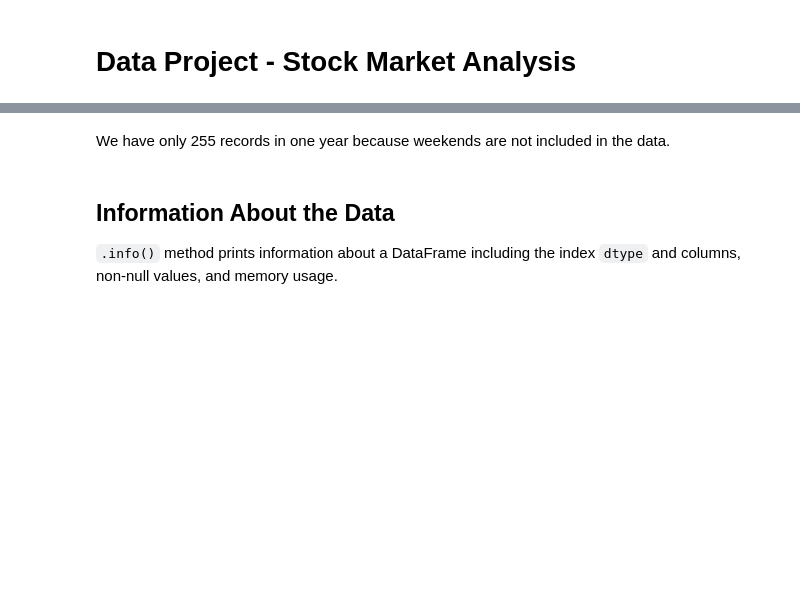
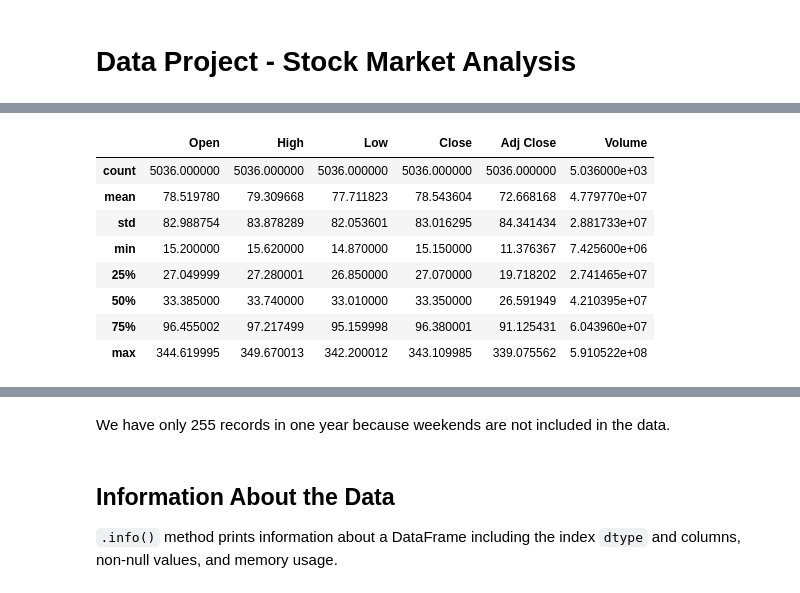
Before and after one commit to smit-shah-GG/python_mini_project, a Jupyter notebook: stock-market-analysis-prediction-using-lstm.ipynb, the cells around one changed output, grey strips where cells are left out. Cells and saved outputs as stored; diff of their text form; code cells hidden in the pictures; blank space fills up the shorter version.

```diff
--- a/stock-market-analysis-prediction-using-lstm.ipynb
+++ b/stock-market-analysis-prediction-using-lstm.ipynb
@@ -105,0 +87,12 @@ AAPL.describe()
+# %%
+MSFT.describe()
+# %% [output]
+|  | Open | High | Low | Close | Adj Close | Volume |
+| count | 5036.000000 | 5036.000000 | 5036.000000 | 5036.000000 | 5036.000000 | 5.036000e+03 |
+| mean | 78.519780 | 79.309668 | 77.711823 | 78.543604 | 72.668168 | 4.779770e+07 |
+| std | 82.988754 | 83.878289 | 82.053601 | 83.016295 | 84.341434 | 2.881733e+07 |
+| min | 15.200000 | 15.620000 | 14.870000 | 15.150000 | 11.376367 | 7.425600e+06 |
+| 25% | 27.049999 | 27.280001 | 26.850000 | 27.070000 | 19.718202 | 2.741465e+07 |
+| 50% | 33.385000 | 33.740000 | 33.010000 | 33.350000 | 26.591949 | 4.210395e+07 |
+| 75% | 96.455002 | 97.217499 | 95.159998 | 96.380001 | 91.125431 | 6.043960e+07 |
+| max | 344.619995 | 349.670013 | 342.200012 | 343.109985 | 339.075562 | 5.910522e+08 |
```
Also changed, not shown: parts of 26 cells of this notebook.
